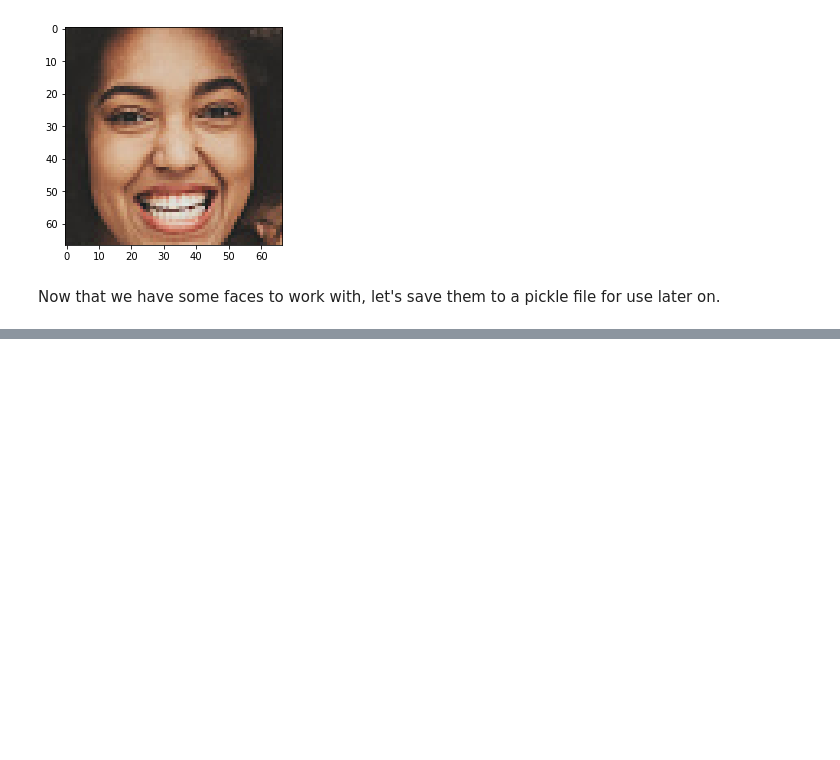
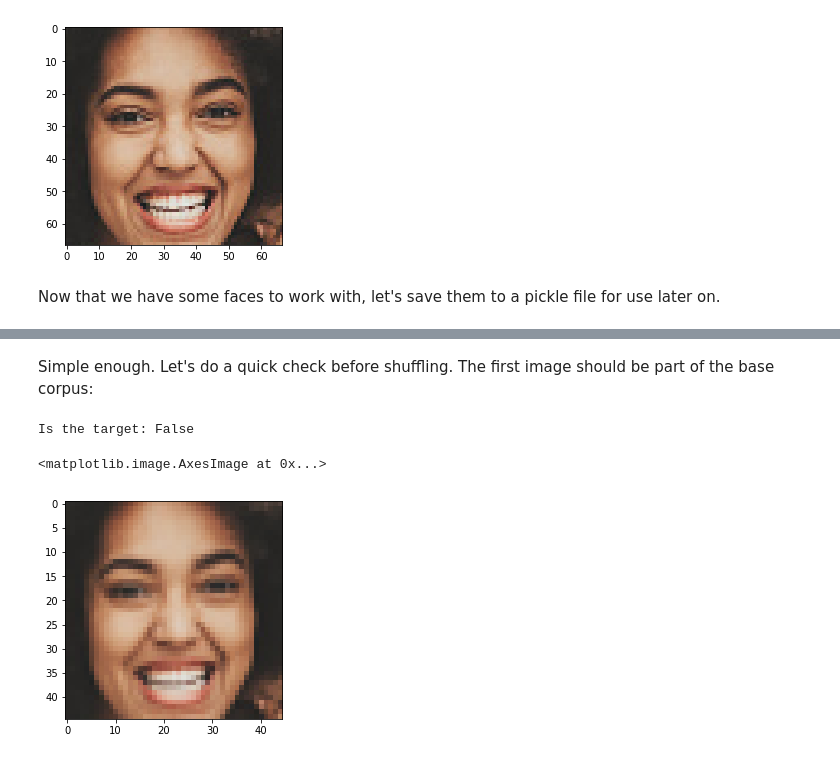
Before and after one commit to devdupont/Find-Me, a Jupyter notebook: FindMe.ipynb, the cells around one changed output, grey strips where cells are left out. Cells and saved outputs as stored; diff of their text form; code cells hidden in the pictures; blank space fills up the shorter version.

```diff
--- a/FindMe.ipynb
+++ b/FindMe.ipynb
@@ -116,0 +135,20 @@ dump(imgs, open('findme/base_corpus.pkl', 'wb'))
+# %%
+#Load the two sets of images
+notme = load(open('findme/base_corpus.pkl', 'rb'))
+me = [imread(fname) for fname in glob('test_imgs/corpus/me*.jpg')]
+
+#Create features and labels
+features = notme + me
+labels = [0] * len(notme) + [1] * len(me)
+
+#Resize images and remove alpha channel
+features = [cv2.resize(image, (45, 45), interpolation = cv2.INTER_AREA)[:,:,:3] for image in features]
+# %% [markdown]
+Simple enough. Let's do a quick check before shuffling. The first image should be part of the base corpus:
+# %%
+print('Is the target:', labels[0] == 1)
+plt.imshow(features[0])
+# %% [output]
+Is the target: False
+<matplotlib.image.AxesImage at 0x...>
+[figure, added]
```
Also changed, not shown: parts of 19 cells of this notebook, 6 other files.
